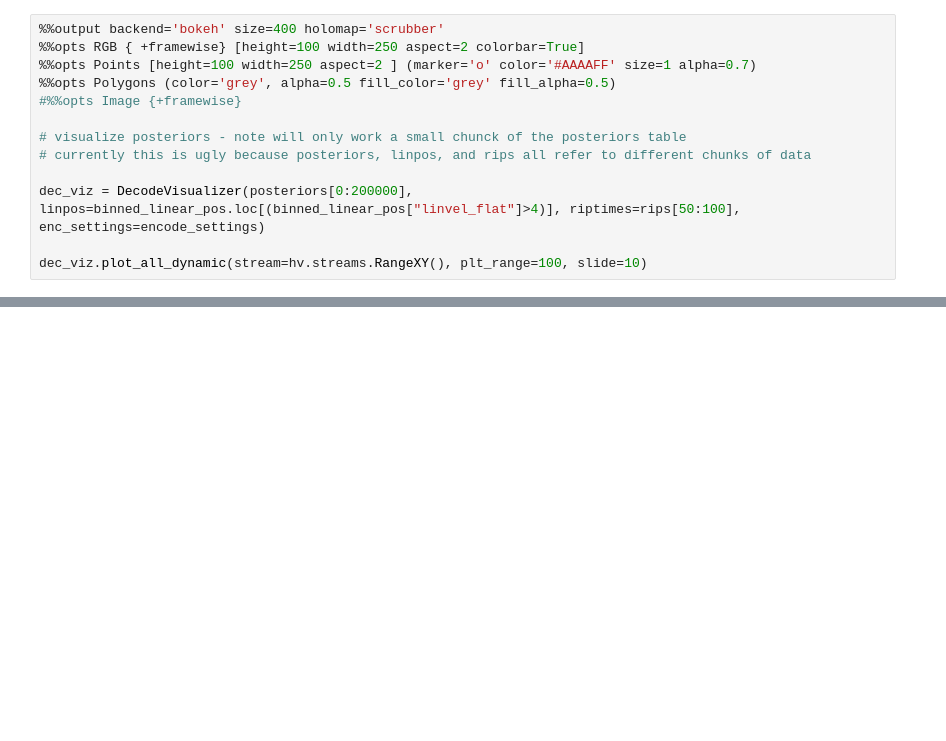
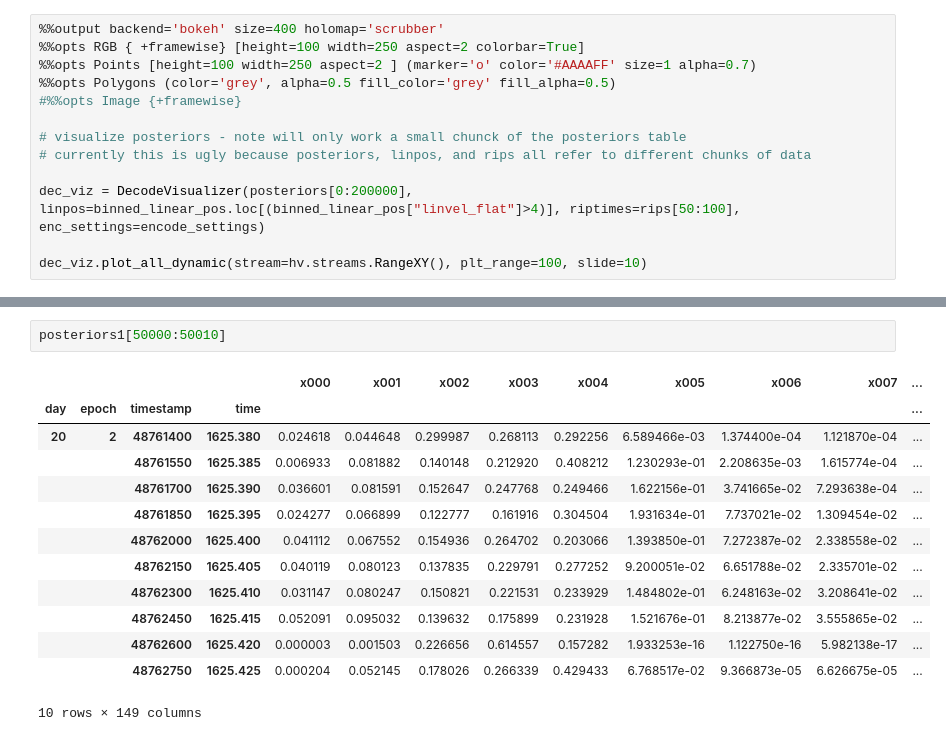
Before and after one commit to trevortknguyen/spykshrk_realtime, a Jupyter notebook: jupyter-notebooks/MEC_Decoding_functionalized.ipynb, the cells around one changed output, grey strips where cells are left out. Saved outputs shown, nothing was run; the diff lists cells and outputs as text; blank space fills up the shorter version.

```diff
--- a/jupyter-notebooks/MEC_Decoding_functionalized.ipynb
+++ b/jupyter-notebooks/MEC_Decoding_functionalized.ipynb
@@ -381,0 +467,16 @@ dec_viz.plot_all_dynamic(stream=hv.streams.RangeXY(), plt_range=100, slide=10)
+# %%
+posteriors1[50000:50010]
+# %% [output]
+|  |  |  |  | x000 | x001 | x002 | x003 | x004 | x005 | x006 | x007 | ... |
+| day | epoch | timestamp | time |  |  |  |  |  |  |  |  | ... |
+| 20 | 2 | 48761400 | 1625.380 | 0.024618 | 0.044648 | 0.299987 | 0.268113 | 0.292256 | 6.589466e-03 | 1.374400e-04 | 1.121870e-04 | ... |
+|  |  | 48761550 | 1625.385 | 0.006933 | 0.081882 | 0.140148 | 0.212920 | 0.408212 | 1.230293e-01 | 2.208635e-03 | 1.615774e-04 | ... |
+|  |  | 48761700 | 1625.390 | 0.036601 | 0.081591 | 0.152647 | 0.247768 | 0.249466 | 1.622156e-01 | 3.741665e-02 | 7.293638e-04 | ... |
+|  |  | 48761850 | 1625.395 | 0.024277 | 0.066899 | 0.122777 | 0.161916 | 0.304504 | 1.931634e-01 | 7.737021e-02 | 1.309454e-02 | ... |
+|  |  | 48762000 | 1625.400 | 0.041112 | 0.067552 | 0.154936 | 0.264702 | 0.203066 | 1.393850e-01 | 7.272387e-02 | 2.338558e-02 | ... |
+|  |  | 48762150 | 1625.405 | 0.040119 | 0.080123 | 0.137835 | 0.229791 | 0.277252 | 9.200051e-02 | 6.651788e-02 | 2.335701e-02 | ... |
+|  |  | 48762300 | 1625.410 | 0.031147 | 0.080247 | 0.150821 | 0.221531 | 0.233929 | 1.484802e-01 | 6.248163e-02 | 3.208641e-02 | ... |
+|  |  | 48762450 | 1625.415 | 0.052091 | 0.095032 | 0.139632 | 0.175899 | 0.231928 | 1.521676e-01 | 8.213877e-02 | 3.555865e-02 | ... |
+|  |  | 48762600 | 1625.420 | 0.000003 | 0.001503 | 0.226656 | 0.614557 | 0.157282 | 1.933253e-16 | 1.122750e-16 | 5.982138e-17 | ... |
+|  |  | 48762750 | 1625.425 | 0.000204 | 0.052145 | 0.178026 | 0.266339 | 0.429433 | 6.768517e-02 | 9.366873e-05 | 6.626675e-05 | ... |
+10 rows × 149 columns
```
Also changed, not shown: parts of 25 cells of this notebook, 4 other files.
